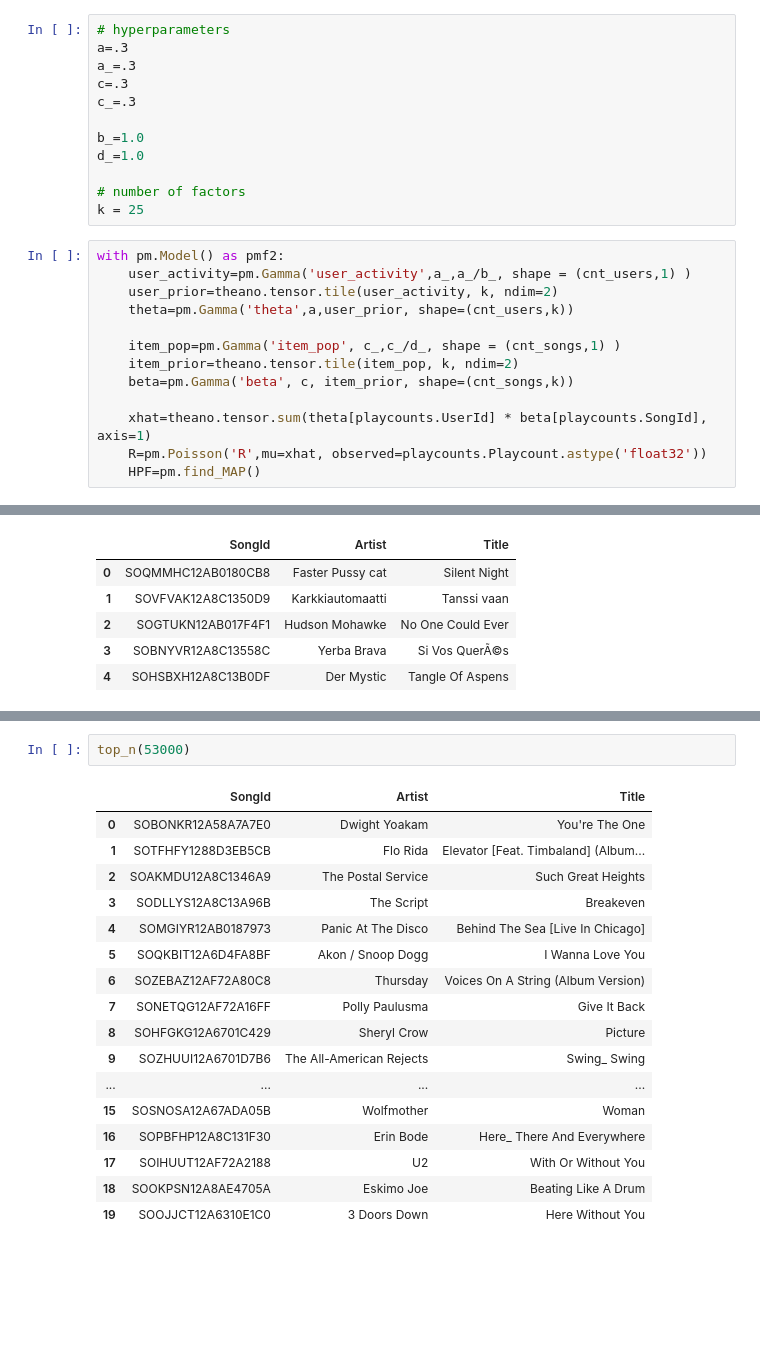
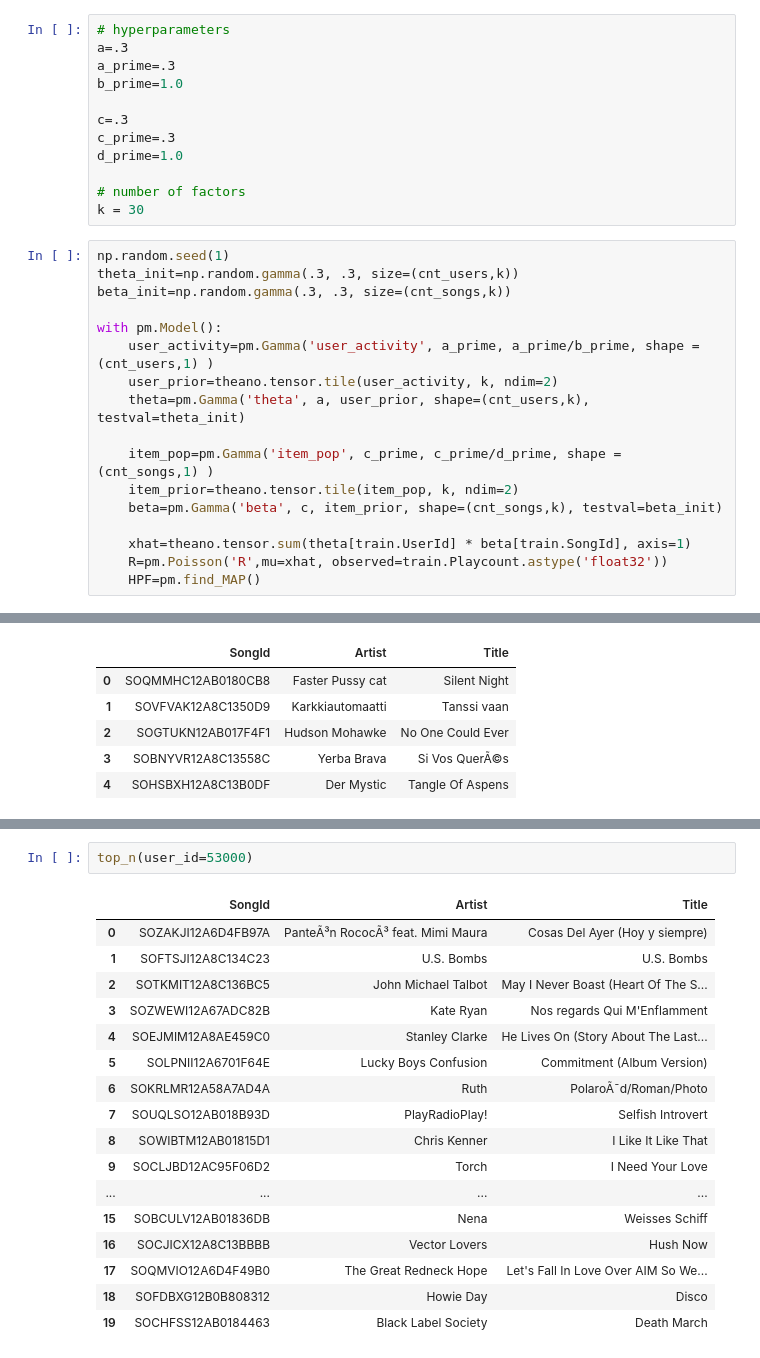
Before and after one commit to david-cortes/datascienceprojects, a Jupyter notebook: machine_learning/hierarchical_poisson_factorization.ipynb, the cells around one changed output, grey strips where cells are left out. Cells and saved outputs as stored; diff of their text form; blank space fills up the shorter version.

```diff
--- a/machine_learning/hierarchical_poisson_factorization.ipynb
+++ b/machine_learning/hierarchical_poisson_factorization.ipynb
@@ -106,27 +106,31 @@ PyMC3 Implementation. The hyperparameters are the ones suggested in the paper:
 # %%
 # hyperparameters
 a=.3
-a_=.3
+a_prime=.3
+b_prime=1.0
+
 c=.3
-c_=.3
-
-b_=1.0
-d_=1.0
+c_prime=.3
+d_prime=1.0
 
 # number of factors
-k = 25
+k = 30
 # %%
-with pm.Model() as pmf2:
-    user_activity=pm.Gamma('user_activity',a_,a_/b_, shape = (cnt_users,1) )
+np.random.seed(1)
+theta_init=np.random.gamma(.3, .3, size=(cnt_users,k))
+beta_init=np.random.gamma(.3, .3, size=(cnt_songs,k))
+
+with pm.Model():
+    user_activity=pm.Gamma('user_activity', a_prime, a_prime/b_prime, shape = (cnt_users,1) )
     user_prior=theano.tensor.tile(user_activity, k, ndim=2)
-    theta=pm.Gamma('theta',a,user_prior, shape=(cnt_users,k))
+    theta=pm.Gamma('theta', a, user_prior, shape=(cnt_users,k), testval=theta_init)
 
-    item_pop=pm.Gamma('item_pop', c_,c_/d_, shape = (cnt_songs,1) )
+    item_pop=pm.Gamma('item_pop', c_prime, c_prime/d_prime, shape = (cnt_songs,1) )
     item_prior=theano.tensor.tile(item_pop, k, ndim=2)
-    beta=pm.Gamma('beta', c, item_prior, shape=(cnt_songs,k))
+    beta=pm.Gamma('beta', c, item_prior, shape=(cnt_songs,k), testval=beta_init)
 
-    xhat=theano.tensor.sum(theta[playcounts.UserId] * beta[playcounts.SongId], axis=1)
-    R=pm.Poisson('R',mu=xhat, observed=playcounts.Playcount.astype('float32'))
+    xhat=theano.tensor.sum(theta[train.UserId] * beta[train.SongId], axis=1)
+    R=pm.Poisson('R',mu=xhat, observed=train.Playcount.astype('float32'))
     HPF=pm.find_MAP()
 # %% [markdown]
 Now extracting the results:
@@ -201,21 +204,21 @@ top_n(123)
 # %%
-top_n(53000)
+top_n(user_id=53000)
 # %% [output]
 |  | SongId | Artist | Title |
-| 0 | SOBONKR12A58A7A7E0 | Dwight Yoakam | You're The One |
-| 1 | SOTFHFY1288D3EB5CB | Flo Rida | Elevator [Feat. Timbaland] (Album... |
-| 2 | SOAKMDU12A8C1346A9 | The Postal Service | Such Great Heights |
-| 3 | SODLLYS12A8C13A96B | The Script | Breakeven |
-| 4 | SOMGIYR12AB0187973 | Panic At The Disco | Behind The Sea [Live In Chicago] |
-| 5 | SOQKBIT12A6D4FA8BF | Akon / Snoop Dogg | I Wanna Love You |
-| 6 | SOZEBAZ12AF72A80C8 | Thursday | Voices On A String (Album Version) |
-| 7 | SONETQG12AF72A16FF | Polly Paulusma | Give It Back |
-| 8 | SOHFGKG12A6701C429 | Sheryl Crow | Picture |
-| 9 | SOZHUUI12A6701D7B6 | The All-American Rejects | Swing_ Swing |
+| 0 | SOZAKJI12A6D4FB97A | PanteÃ³n RococÃ³ feat. Mimi Maura | Cosas Del Ayer (Hoy y siempre) |
+| 1 | SOFTSJI12A8C134C23 | U.S. Bombs | U.S. Bombs |
+| 2 | SOTKMIT12A8C136BC5 | John Michael Talbot | May I Never Boast (Heart Of The S... |
+| 3 | SOZWEWI12A67ADC82B | Kate Ryan | Nos regards Qui M'Enflamment |
+| 4 | SOEJMIM12A8AE459C0 | Stanley Clarke | He Lives On (Story About The Last... |
+| 5 | SOLPNII12A6701F64E | Lucky Boys Confusion | Commitment (Album Version) |
+| 6 | SOKRLMR12A58A7AD4A | Ruth | PolaroÃ¯d/Roman/Photo |
+| 7 | SOUQLSO12AB018B93D | PlayRadioPlay! | Selfish Introvert |
+| 8 | SOWIBTM12AB01815D1 | Chris Kenner | I Like It Like That |
+| 9 | SOCLJBD12AC95F06D2 | Torch | I Need Your Love |
 | ... | ... | ... | ... |
-| 15 | SOSNOSA12A67ADA05B | Wolfmother | Woman |
-| 16 | SOPBFHP12A8C131F30 | Erin Bode | Here_ There And Everywhere |
-| 17 | SOIHUUT12AF72A2188 | U2 | With Or Without You |
-| 18 | SOOKPSN12A8AE4705A | Eskimo Joe | Beating Like A Drum |
-| 19 | SOOJJCT12A6310E1C0 | 3 Doors Down | Here Without You |
+| 15 | SOBCULV12AB01836DB | Nena | Weisses Schiff |
+| 16 | SOCJICX12A8C13BBBB | Vector Lovers | Hush Now |
+| 17 | SOQMVIO12A6D4F49B0 | The Great Redneck Hope | Let's Fall In Love Over AIM So We... |
+| 18 | SOFDBXG12B0B808312 | Howie Day | Disco |
+| 19 | SOCHFSS12AB0184463 | Black Label Society | Death March |
 # %%
```
Also changed, not shown: parts of 12 cells of this notebook.
